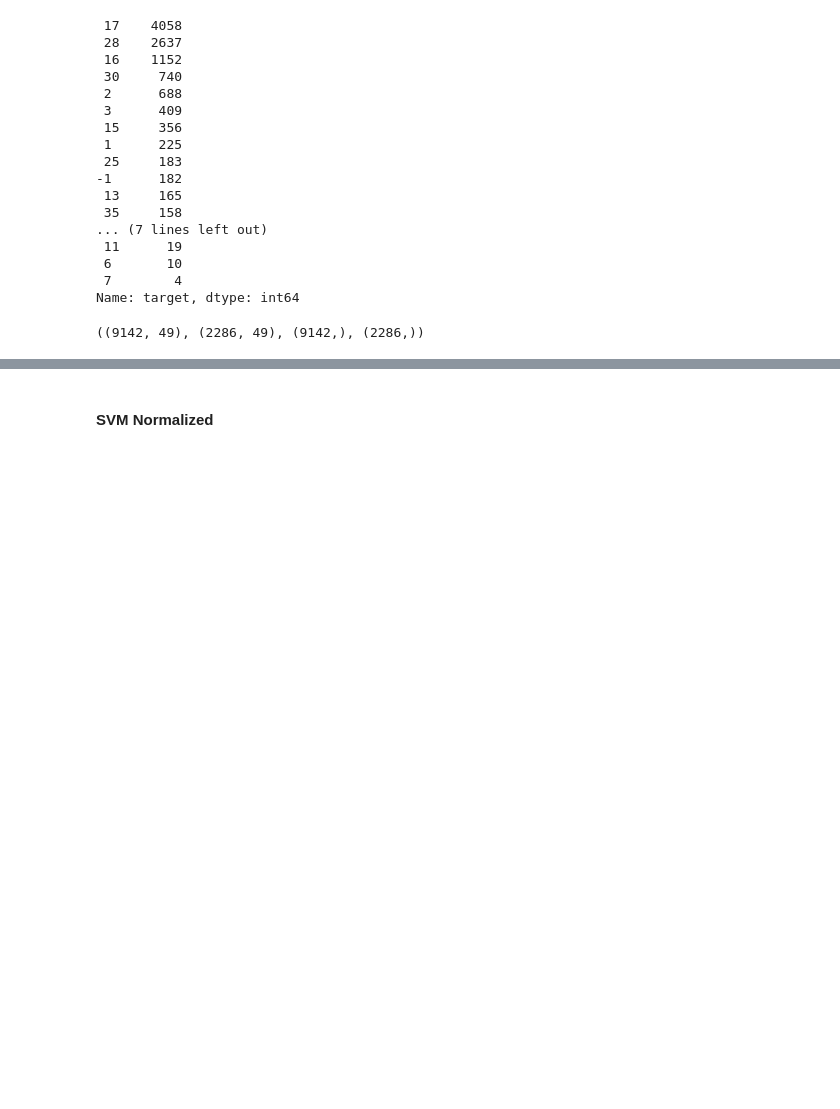
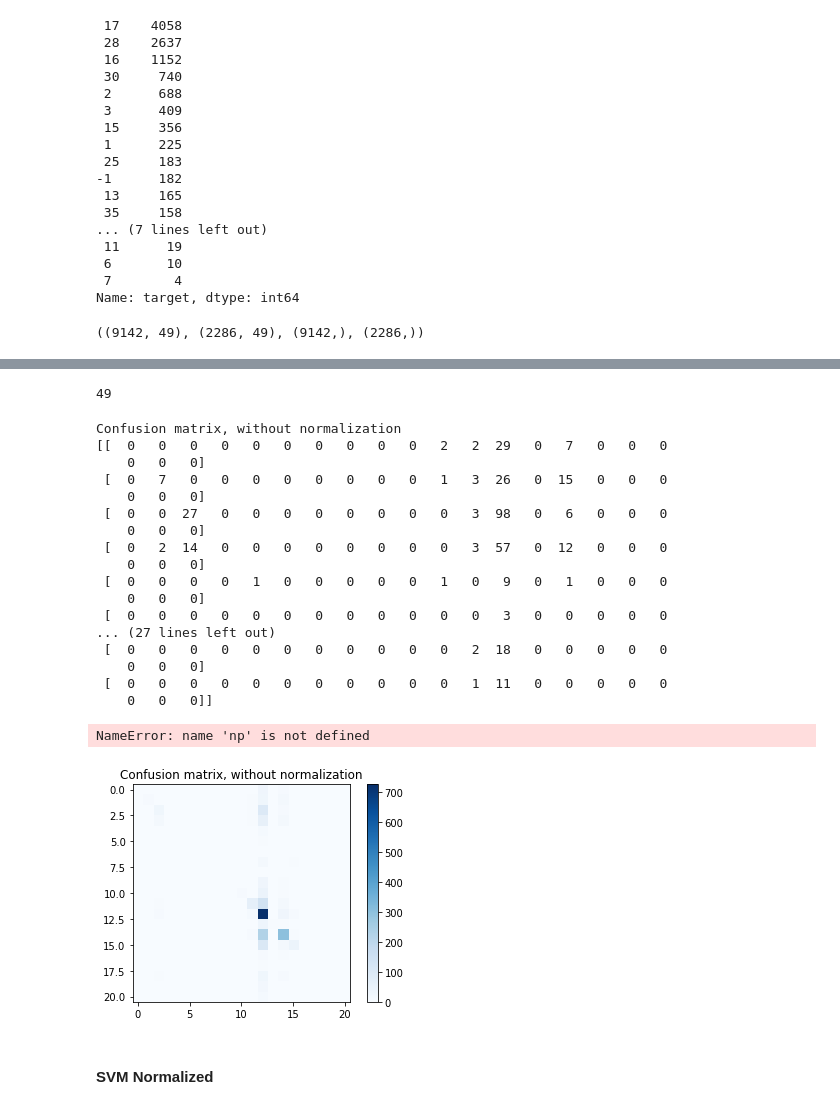
Before and after one commit to albertogcmr/final-project-codewars-ih, a Jupyter notebook: source/Fase-5.ipynb, the cells around one changed output, grey strips where cells are left out. Saved outputs shown, nothing was run; the diff lists cells and outputs as text; code cells hidden in the pictures; blank space fills up the shorter version.

```diff
--- a/source/Fase-5.ipynb
+++ b/source/Fase-5.ipynb
@@ -274,3 +276,43 @@ Accuracy: 0.5144356955380578
+# %%
+len(x_columns)
+# %% [output]
+49
+# %%
+conf_matrix = confusion_matrix(y_test, y_pred)
+class_names = x_columns
+
+# conf_matrix
+np.set_printoptions(precision=2)
+
+# Plot non-normalized confusion matrix
+plt.figure()
+plot_confusion_matrix(conf_matrix, classes=class_names, title='Confusion matrix, without normalization')
+
+# Plot normalized confusion matrix
+# plt.figure()
+# plot_confusion_matrix(conf_matrix, classes=class_names, normalize=True, title='Normalized confusion matrix')
+
+plt.show()
+# %% [output]
+Confusion matrix, without normalization
+[[  0   0   0   0   0   0   0   0   0   0   2   2  29   0   7   0   0   0
+    0   0   0]
+ [  0   7   0   0   0   0   0   0   0   0   1   3  26   0  15   0   0   0
+    0   0   0]
+ [  0   0  27   0   0   0   0   0   0   0   0   3  98   0   6   0   0   0
+    0   0   0]
+ [  0   2  14   0   0   0   0   0   0   0   0   3  57   0  12   0   0   0
+    0   0   0]
+ [  0   0   0   0   1   0   0   0   0   0   1   0   9   0   1   0   0   0
+    0   0   0]
+ [  0   0   0   0   0   0   0   0   0   0   0   0   3   0   0   0   0   0
+... (27 lines left out)
+ [  0   0   0   0   0   0   0   0   0   0   0   2  18   0   0   0   0   0
+    0   0   0]
+ [  0   0   0   0   0   0   0   0   0   0   0   1  11   0   0   0   0   0
+    0   0   0]]
+NameError: name 'np' is not defined
+[figure, added]
 # %% [markdown]
 #### SVM Normalized
 # %%
```
Also changed, not shown: parts of 17 cells of this notebook, 1 other file.
